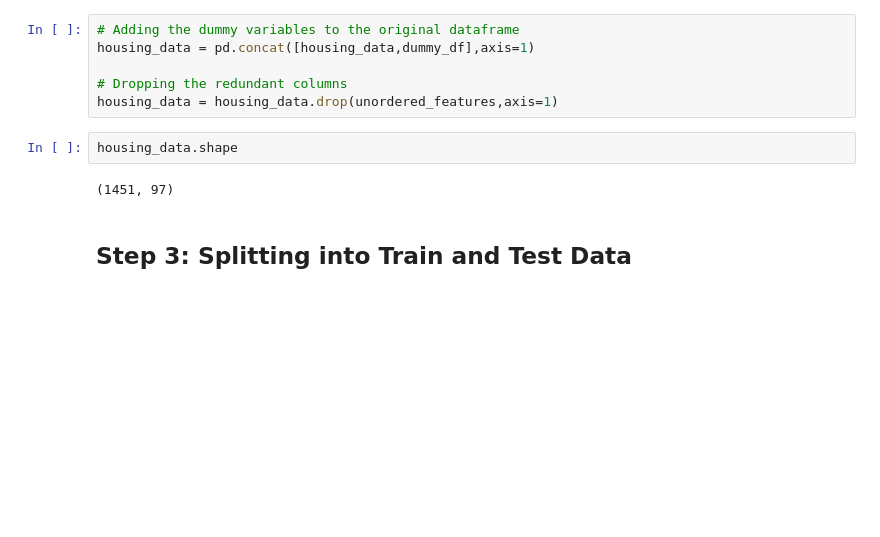
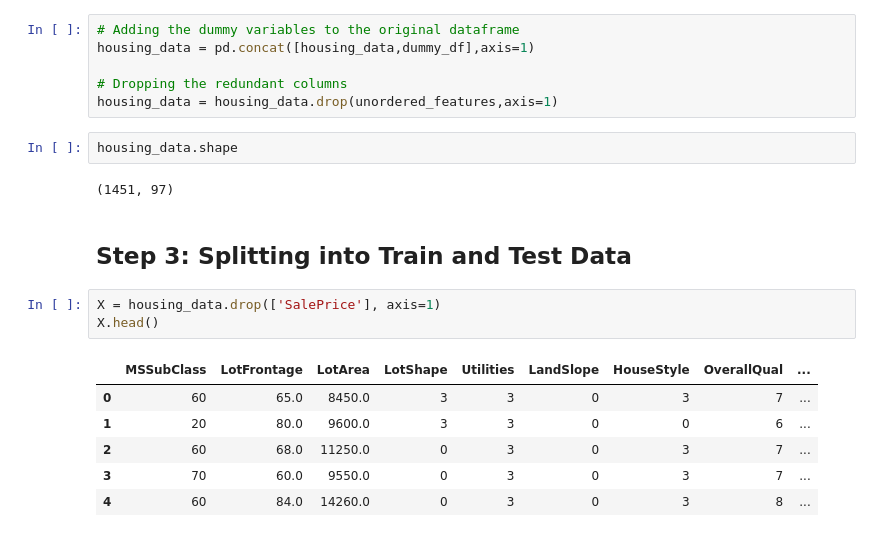
Before and after one commit to samrich76/Advanced-Regression-Assignment, a Jupyter notebook: Australian_market_Predict.ipynb, the cells around one changed output. Cells and saved outputs as stored; diff of their text form; blank space fills up the shorter version.

```diff
--- a/Australian_market_Predict.ipynb
+++ b/Australian_market_Predict.ipynb
@@ -746,3 +746,13 @@ housing_data.shape
 (1451, 97)
 # %% [markdown]
 ## Step 3: Splitting into Train and Test Data
+# %%
+X = housing_data.drop(['SalePrice'], axis=1)
+X.head()
+# %% [output]
+|  | MSSubClass | LotFrontage | LotArea | LotShape | Utilities | LandSlope | HouseStyle | OverallQual | ... |
+| 0 | 60 | 65.0 | 8450.0 | 3 | 3 | 0 | 3 | 7 | ... |
+| 1 | 20 | 80.0 | 9600.0 | 3 | 3 | 0 | 0 | 6 | ... |
+| 2 | 60 | 68.0 | 11250.0 | 0 | 3 | 0 | 3 | 7 | ... |
+| 3 | 70 | 60.0 | 9550.0 | 0 | 3 | 0 | 3 | 7 | ... |
+| 4 | 60 | 84.0 | 14260.0 | 0 | 3 | 0 | 3 | 8 | ... |
```
Also changed, not shown: parts of 26 cells of this notebook.
